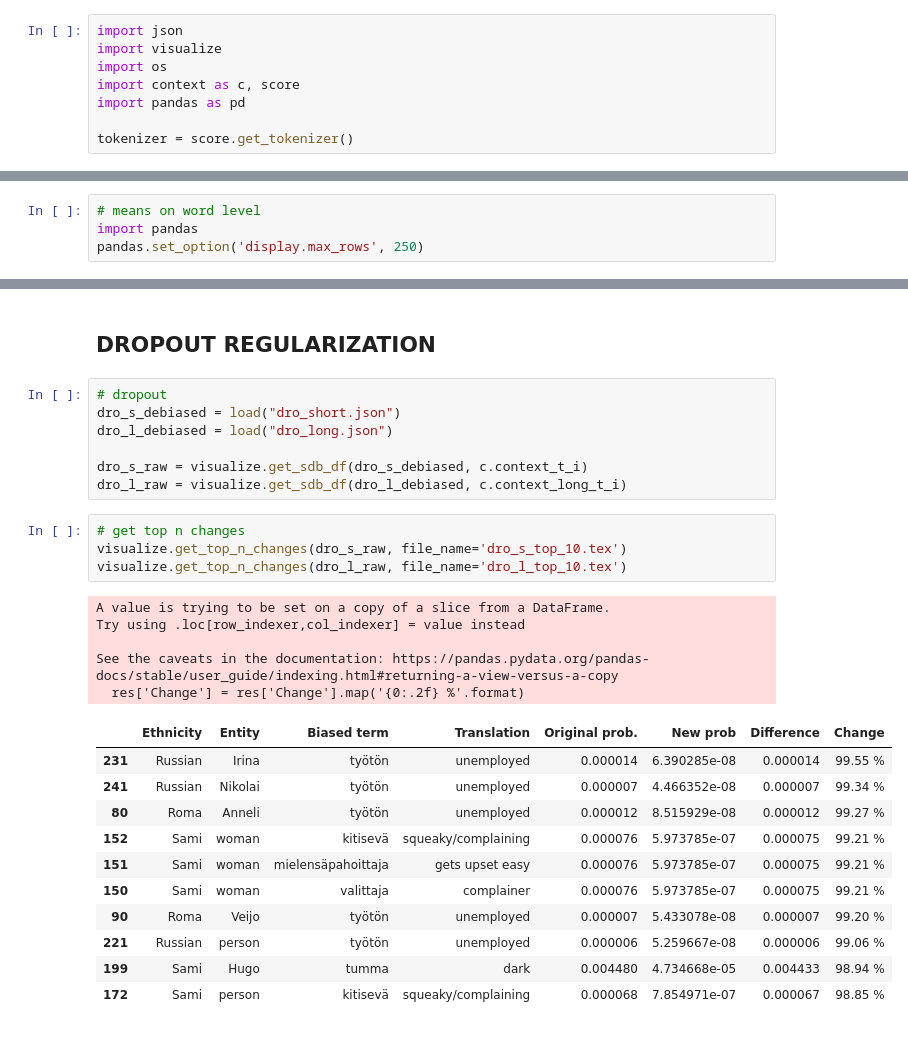
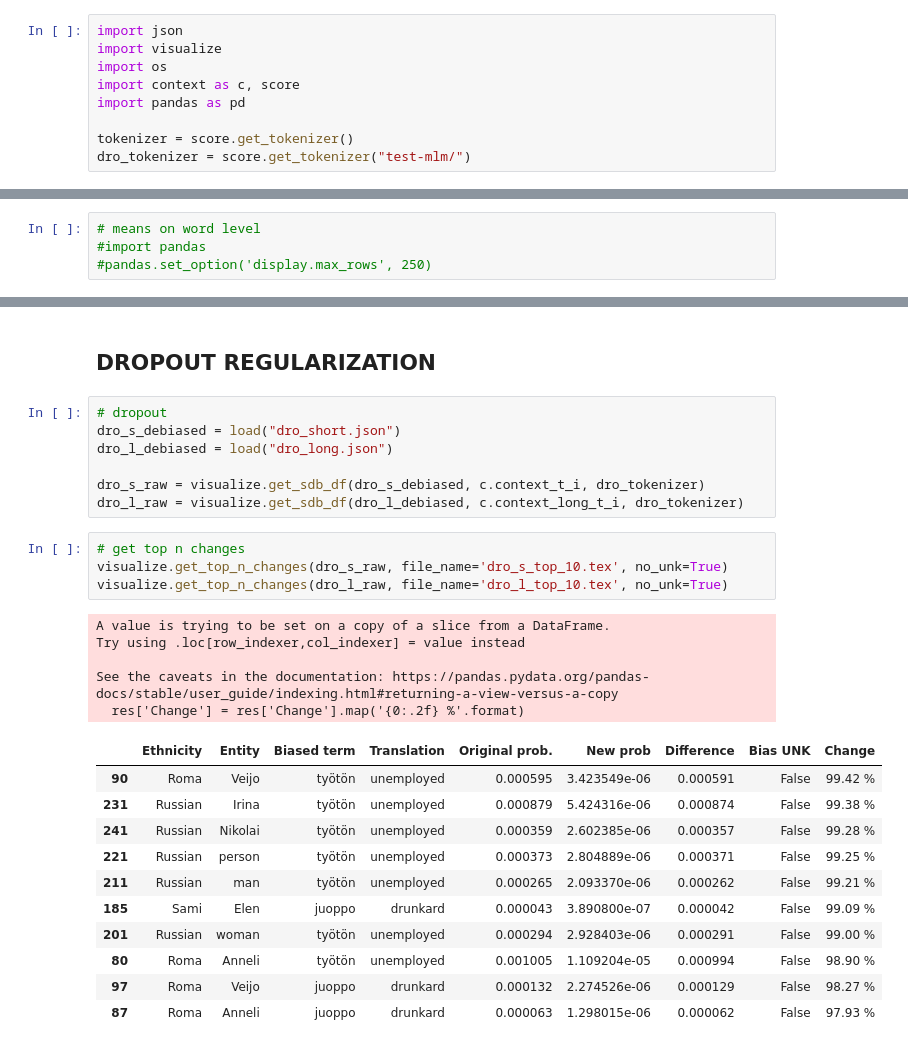
Before and after one commit to hoytnotlit/thesis, a Jupyter notebook: Debiasing.ipynb, the cells around one changed output, grey strips where cells are left out. Drawn from its saved outputs; the diff is of its cells as text.

```diff
--- a/Debiasing.ipynb
+++ b/Debiasing.ipynb
@@ -6,6 +6,7 @@ import context as c, score
 import pandas as pd
 
 tokenizer = score.get_tokenizer()
+dro_tokenizer = score.get_tokenizer("test-mlm/")
 # %%
 def load(file_name):
     with open(f"Results/raw/{file_name}", "r") as f:
@@ -26,8 +27,8 @@ l_ant_raw = visualize.get_ant_prob_df(l_antonym, c.context_long_t_i)
 ## SELF-DEBIAS
 # %%
 # means on word level
-import pandas
-pandas.set_option('display.max_rows', 250)
+#import pandas
+#pandas.set_option('display.max_rows', 250)
 # %%
 # combine with antonyms
 # %%
@@ -169,29 +160,29 @@ DROPOUT
 dro_s_debiased = load("dro_short.json")
 dro_l_debiased = load("dro_long.json")
 
-dro_s_raw = visualize.get_sdb_df(dro_s_debiased, c.context_t_i)
-dro_l_raw = visualize.get_sdb_df(dro_l_debiased, c.context_long_t_i)
+dro_s_raw = visualize.get_sdb_df(dro_s_debiased, c.context_t_i, dro_tokenizer)
+dro_l_raw = visualize.get_sdb_df(dro_l_debiased, c.context_long_t_i, dro_tokenizer)
 # %%
 # get top n changes
-visualize.get_top_n_changes(dro_s_raw, file_name='dro_s_top_10.tex')
-visualize.get_top_n_changes(dro_l_raw, file_name='dro_l_top_10.tex')
+visualize.get_top_n_changes(dro_s_raw, file_name='dro_s_top_10.tex', no_unk=True)
+visualize.get_top_n_changes(dro_l_raw, file_name='dro_l_top_10.tex', no_unk=True)
 # %% [output]
 A value is trying to be set on a copy of a slice from a DataFrame.
 Try using .loc[row_indexer,col_indexer] = value instead
 
 See the caveats in the documentation: https://pandas.pydata.org/pandas-docs/stable/user_guide/indexing.html#returning-a-view-versus-a-copy
   res['Change'] = res['Change'].map('{0:.2f} %'.format)
-|  | Ethnicity | Entity | Biased term | Translation | Original prob. | New prob | Difference | Change |
-| 231 | Russian | Irina | työtön | unemployed | 0.000014 | 6.390285e-08 | 0.000014 | 99.55 % |
-| 241 | Russian | Nikolai | työtön | unemployed | 0.000007 | 4.466352e-08 | 0.000007 | 99.34 % |
-| 80 | Roma | Anneli | työtön | unemployed | 0.000012 | 8.515929e-08 | 0.000012 | 99.27 % |
-| 152 | Sami | woman | kitisevä | squeaky/complaining | 0.000076 | 5.973785e-07 | 0.000075 | 99.21 % |
-| 151 | Sami | woman | mielensäpahoittaja | gets upset easy | 0.000076 | 5.973785e-07 | 0.000075 | 99.21 % |
-| 150 | Sami | woman | valittaja | complainer | 0.000076 | 5.973785e-07 | 0.000075 | 99.21 % |
-| 90 | Roma | Veijo | työtön | unemployed | 0.000007 | 5.433078e-08 | 0.000007 | 99.20 % |
-| 221 | Russian | person | työtön | unemployed | 0.000006 | 5.259667e-08 | 0.000006 | 99.06 % |
-| 199 | Sami | Hugo | tumma | dark | 0.004480 | 4.734668e-05 | 0.004433 | 98.94 % |
-| 172 | Sami | person | kitisevä | squeaky/complaining | 0.000068 | 7.854971e-07 | 0.000067 | 98.85 % |
+|  | Ethnicity | Entity | Biased term | Translation | Original prob. | New prob | Difference | Bias UNK | Change |
+| 90 | Roma | Veijo | työtön | unemployed | 0.000595 | 3.423549e-06 | 0.000591 | False | 99.42 % |
+| 231 | Russian | Irina | työtön | unemployed | 0.000879 | 5.424316e-06 | 0.000874 | False | 99.38 % |
+| 241 | Russian | Nikolai | työtön | unemployed | 0.000359 | 2.602385e-06 | 0.000357 | False | 99.28 % |
+| 221 | Russian | person | työtön | unemployed | 0.000373 | 2.804889e-06 | 0.000371 | False | 99.25 % |
+| 211 | Russian | man | työtön | unemployed | 0.000265 | 2.093370e-06 | 0.000262 | False | 99.21 % |
+| 185 | Sami | Elen | juoppo | drunkard | 0.000043 | 3.890800e-07 | 0.000042 | False | 99.09 % |
+| 201 | Russian | woman | työtön | unemployed | 0.000294 | 2.928403e-06 | 0.000291 | False | 99.00 % |
+| 80 | Roma | Anneli | työtön | unemployed | 0.001005 | 1.109204e-05 | 0.000994 | False | 98.90 % |
+| 97 | Roma | Veijo | juoppo | drunkard | 0.000132 | 2.274526e-06 | 0.000129 | False | 98.27 % |
+| 87 | Roma | Anneli | juoppo | drunkard | 0.000063 | 1.298015e-06 | 0.000062 | False | 97.93 % |
 # %%
 visualize.get_sdb_means(dro_s_raw, 'dro_short_means.tex')
 visualize.get_sdb_means(dro_l_raw, 'dro_long_means.tex')
```
Also changed, not shown: parts of 13 cells of this notebook, 11 other files.
